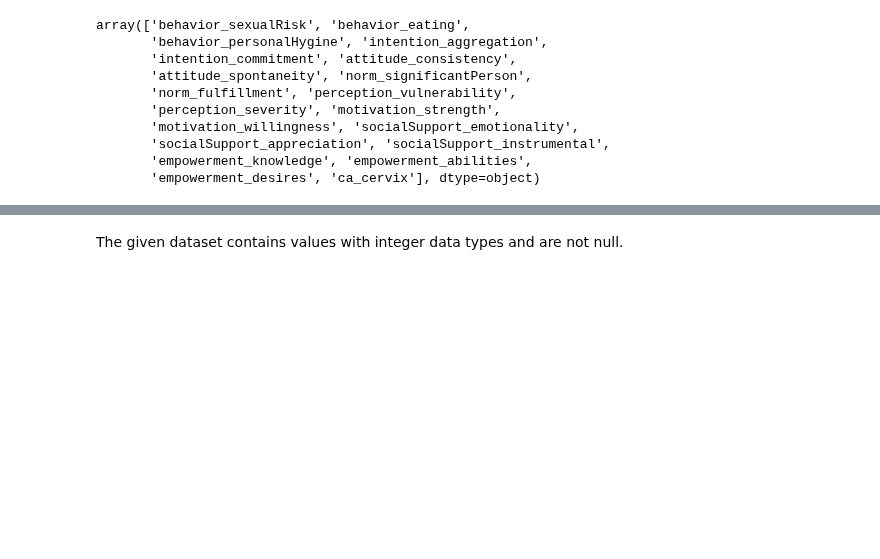
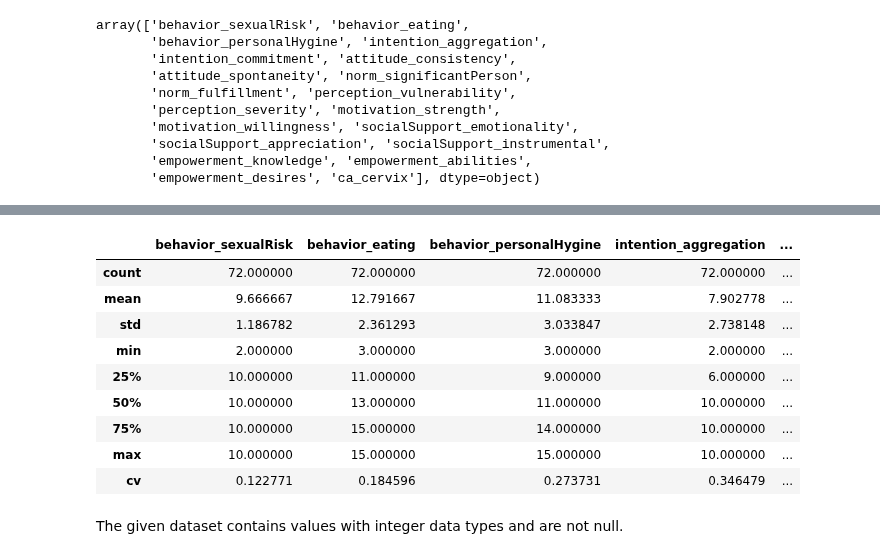
Before and after one commit to rrwabina/RADI605, a Jupyter notebook: 05 Adaptive Boosting/scripts/assignment.ipynb, the cells around one changed output, grey strips where cells are left out. Cells and saved outputs as stored; diff of their text form; code cells hidden in the pictures; blank space fills up the shorter version.

```diff
--- a/05 Adaptive Boosting/scripts/assignment.ipynb
+++ b/05 Adaptive Boosting/scripts/assignment.ipynb
@@ -87,3 +80,19 @@ data.describe()
+# %%
+describe = pd.DataFrame(data.describe())
+mean, std = describe.iloc[1], describe.iloc[2]
+describe.loc['cv'] = std / mean
+describe
+# %% [output]
+|  | behavior_sexualRisk | behavior_eating | behavior_personalHygine | intention_aggregation | ... |
+| count | 72.000000 | 72.000000 | 72.000000 | 72.000000 | ... |
+| mean | 9.666667 | 12.791667 | 11.083333 | 7.902778 | ... |
+| std | 1.186782 | 2.361293 | 3.033847 | 2.738148 | ... |
+| min | 2.000000 | 3.000000 | 3.000000 | 2.000000 | ... |
+| 25% | 10.000000 | 11.000000 | 9.000000 | 6.000000 | ... |
+| 50% | 10.000000 | 13.000000 | 11.000000 | 10.000000 | ... |
+| 75% | 10.000000 | 15.000000 | 14.000000 | 10.000000 | ... |
+| max | 10.000000 | 15.000000 | 15.000000 | 10.000000 | ... |
+| cv | 0.122771 | 0.184596 | 0.273731 | 0.346479 | ... |
 # %% [markdown]
 The given dataset contains values with integer data types and are not null.
 # %%
```
Also changed, not shown: parts of 12 cells of this notebook.
